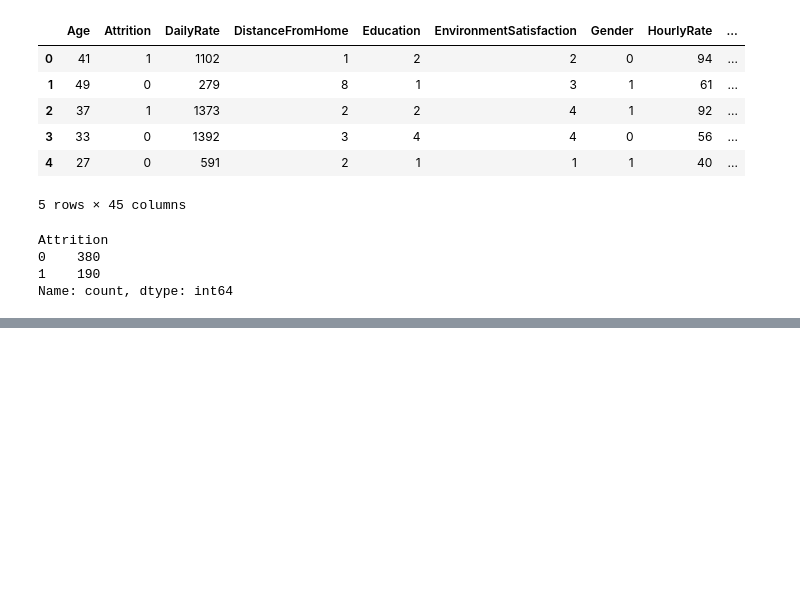
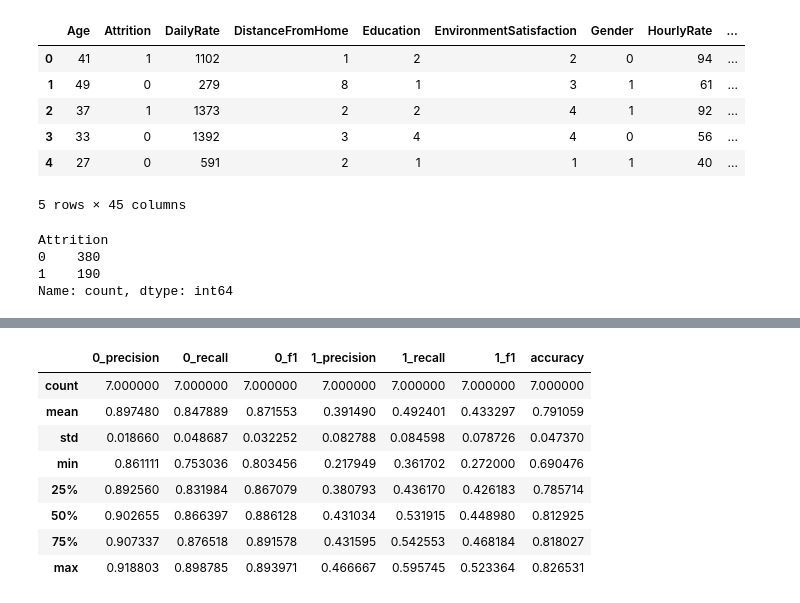
Before and after one commit to Sarthak-G0yal/PredictingEmployeeAttrition, a Jupyter notebook: notebook.ipynb, the cells around one changed output, grey strips where cells are left out. Cells and saved outputs as stored; diff of their text form; code cells hidden in the pictures; blank space fills up the shorter version.

```diff
--- a/notebook.ipynb
+++ b/notebook.ipynb
@@ -175,10 +187,9 @@ df.to_csv("processed_data.csv", index=False)
 # %%
-from sklearn.linear_model import LogisticRegression
+model = LogisticRegression(random_state=42)
+# model.fit(X_train, y_train)
+model.fit(X_resampled, y_resampled)
+y_pred_log_reg = model.predict(X_test)
 
-log_reg = LogisticRegression(class_weight="balanced")
-log_reg.fit(X_resampled, y_resampled)
-y_pred = log_reg.predict(X_test)
-
-print("Accuracy:", accuracy_score(y_test, y_pred))
-print(classification_report(y_test, y_pred))
+print("Accuracy:", accuracy_score(y_test, y_pred_log_reg))
+print(classification_report(y_test, y_pred_log_reg))
 # %% [output]
@@ -341,0 +447,12 @@ weighted avg       0.85      0.86      0.85       294
+# %%
+Result_Dataframe.describe()
+# %% [output]
+|  | 0_precision | 0_recall | 0_f1 | 1_precision | 1_recall | 1_f1 | accuracy |
+| count | 7.000000 | 7.000000 | 7.000000 | 7.000000 | 7.000000 | 7.000000 | 7.000000 |
+| mean | 0.897480 | 0.847889 | 0.871553 | 0.391490 | 0.492401 | 0.433297 | 0.791059 |
+| std | 0.018660 | 0.048687 | 0.032252 | 0.082788 | 0.084598 | 0.078726 | 0.047370 |
+| min | 0.861111 | 0.753036 | 0.803456 | 0.217949 | 0.361702 | 0.272000 | 0.690476 |
+| 25% | 0.892560 | 0.831984 | 0.867079 | 0.380793 | 0.436170 | 0.426183 | 0.785714 |
+| 50% | 0.902655 | 0.866397 | 0.886128 | 0.431034 | 0.531915 | 0.448980 | 0.812925 |
+| 75% | 0.907337 | 0.876518 | 0.891578 | 0.431595 | 0.542553 | 0.468184 | 0.818027 |
+| max | 0.918803 | 0.898785 | 0.893971 | 0.466667 | 0.595745 | 0.523364 | 0.826531 |
```
Also changed, not shown: parts of 21 cells of this notebook.
